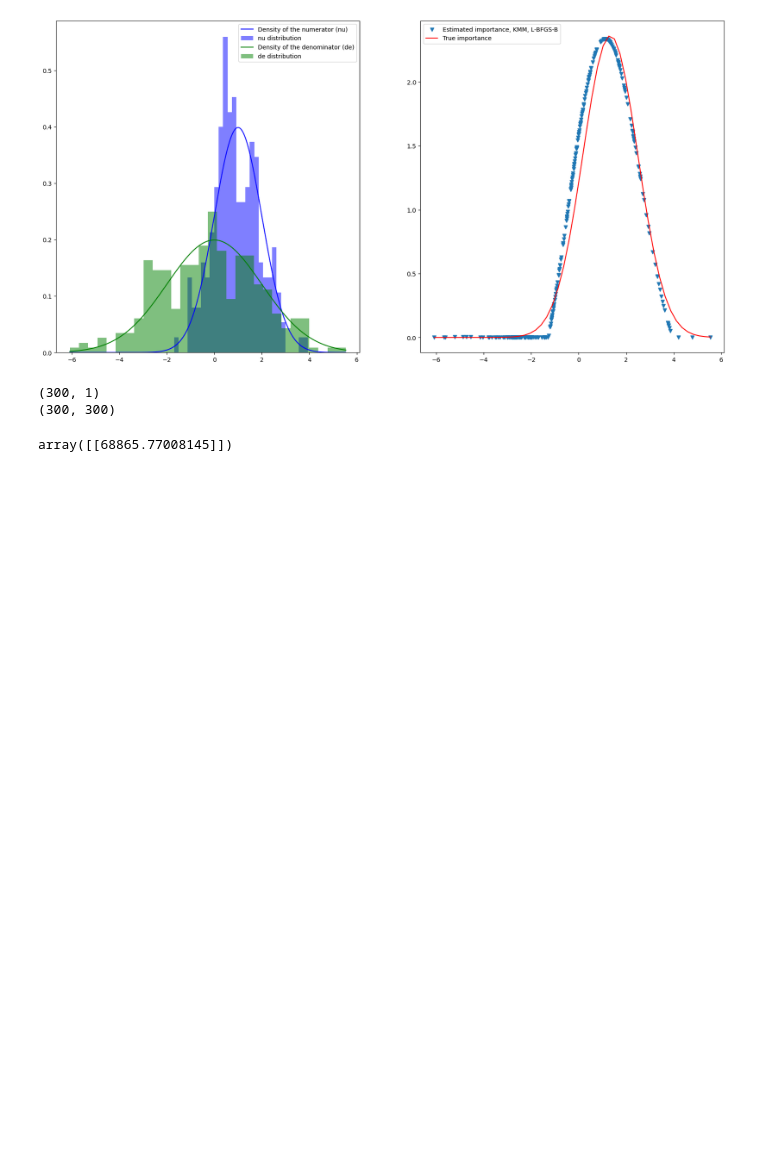
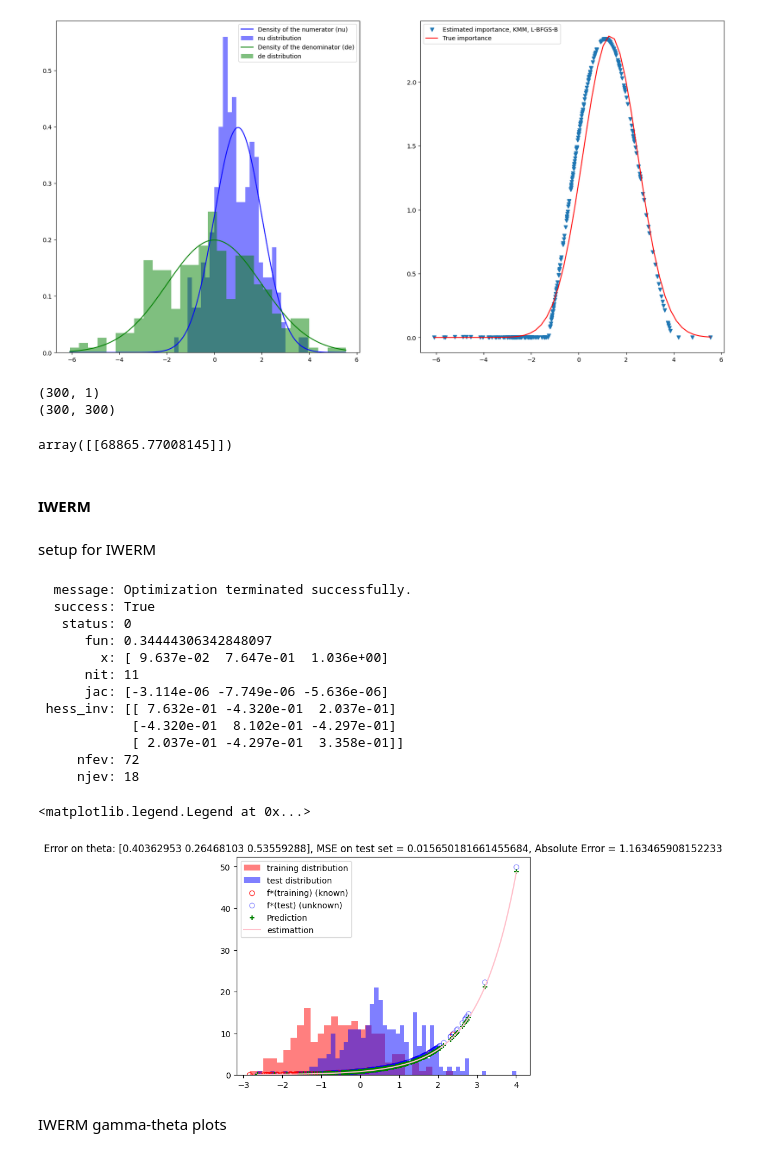
Before and after one commit to kspinakisepfl/stml-covariate-shift, a Jupyter notebook: implementations.ipynb, the cells around one changed output. Saved outputs shown, nothing was run; the diff lists cells and outputs as text; code cells hidden in the pictures; blank space fills up the shorter version.

Commit message:
setup of final files

```diff
--- a/implementations.ipynb
+++ b/implementations.ipynb
@@ -84,3 +88,79 @@ np.transpose(w.reshape(-1,1)) @ K_de @ w-np.transpose(w.reshape(-1,1)) @ K_de @
 (300, 1)
 (300, 300)
 array([[68865.77008145]])
+# %% [markdown]
+#### IWERM
+# %% [markdown]
+setup for IWERM
+# %%
+true_f = lambda x: np.exp(x-0.1)
+
+n_tr = 200
+n_te = 300
+
+mu_tr, sigma_tr = -0.5, 1
+mu_te, sigma_te = 1/2, 1
+
+x_tr = np.random.normal(loc = mu_tr, scale = sigma_tr**2, size = n_tr)
+#x_tr = -np.random.exponential(mu_tr, n_tr)
+#x_tr = np.random.exponential(mu_tr, n_tr)
+x_te = np.random.normal(loc = mu_te, scale = sigma_te**2, size = n_te)
+
+y_tr = true_f(x_tr)
+y_te = true_f(x_te)
+
+training_set = np.zeros((2, n_tr))
+training_set[0, :], training_set[1, :] = x_tr, y_tr
+
+plt.hist(x_tr, bins = 30, color = "r", label = "training distribution", alpha = 0.5)
+plt.hist(x_te, bins = 60, color = "b", label = "test distribution", alpha = 0.5)
+plt.scatter(x_tr, y_tr, facecolors = 'none', edgecolors = 'r', label = "f*(training) (known)", alpha = 0.8)
+plt.scatter(x_te, y_te, facecolors = 'none', edgecolors = 'b', label = "f*(test) (unknown)", alpha = 0.4)
+
+#f = lambda x, theta: (1 / (np.sqrt(2 * np.pi * theta[1]**2))) * np.exp(-((x - theta[0])**2) / (2 * theta[1]**2))
+perturbation = 0.5
+#f = lambda x, theta: (x- theta + perturbation)**2
+#f = lambda x, theta: theta[0] + theta[1]*np.cos(x*theta[2])
+f = lambda x, theta: theta[0] + theta[1]*np.exp(theta[2]*x)
+dim_theta = 3
+#dimension_of_parameter = n_te
+#theta = np.zeros((1, n_te))
+#f = lambda x, theta: np.sum([theta[i] * K(x, x_te[i]) for i in range(n_te)])
+
+#f = lambda x, theta: x*theta
+L = lambda x,y: np.linalg.norm(x-y)**2
+
+#theta_opti = functions.IWCV(f, dimension_of_parameter, L, x_te, training_set, 0.5, 0.2)
+theta_opti, f_opti = functions.IWERM(f, dim_theta, L, x_te, training_set, 0.5, 0.2)
+
+
+#f_opti = lambda x: f(x, theta_opti)
+#print(theta_opti)
+plt.scatter(x_te, f_opti(x_te), label ="Prediction", color = "green", marker = "+")
+y_2 = np.linspace(min(x_te), max(x_te),100)
+plt.plot(y_2, f_opti(y_2), color = "pink", label ="estimattion")
+
+
+#Compute MSE on test set:
+avg_MSE_test = np.linalg.norm(f_opti(x_te) - y_te) / n_te
+AE = max(np.abs(f_opti(x_te) - y_te))
+
+plt.title(f"Error on theta: {np.abs(theta_opti - perturbation)}, MSE on test set = {avg_MSE_test}, Absolute Error = {AE}")
+plt.legend()
+# %% [output]
+  message: Optimization terminated successfully.
+  success: True
+   status: 0
+      fun: 0.34444306342848097
+        x: [ 9.637e-02  7.647e-01  1.036e+00]
+      nit: 11
+      jac: [-3.114e-06 -7.749e-06 -5.636e-06]
+ hess_inv: [[ 7.632e-01 -4.320e-01  2.037e-01]
+            [-4.320e-01  8.102e-01 -4.297e-01]
+            [ 2.037e-01 -4.297e-01  3.358e-01]]
+     nfev: 72
+     njev: 18
+<matplotlib.legend.Legend at 0x...>
+[figure, added]
+# %% [markdown]
+IWERM gamma-theta plots
```
Also changed, not shown: parts of 5 cells of this notebook, 1 other file.
